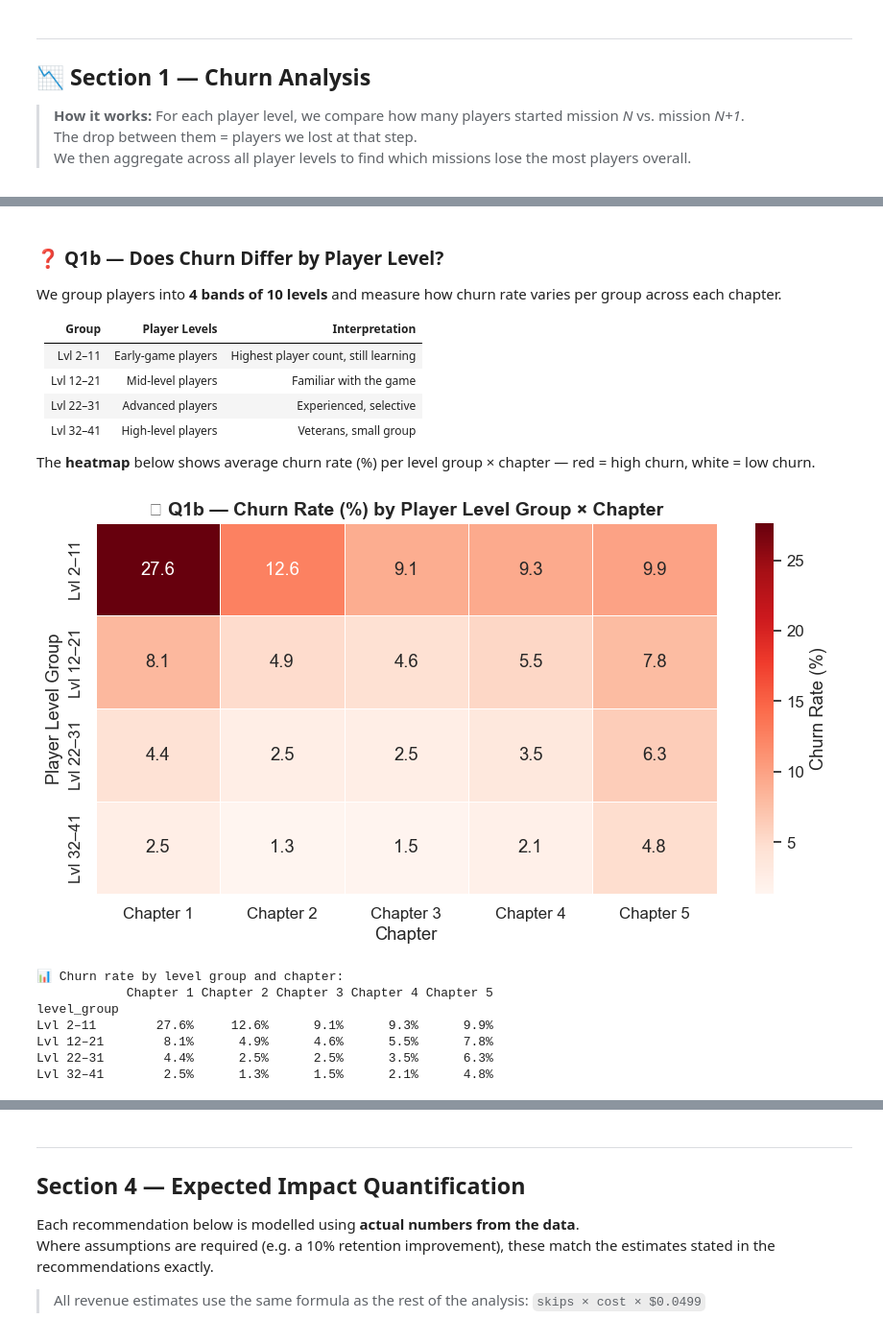
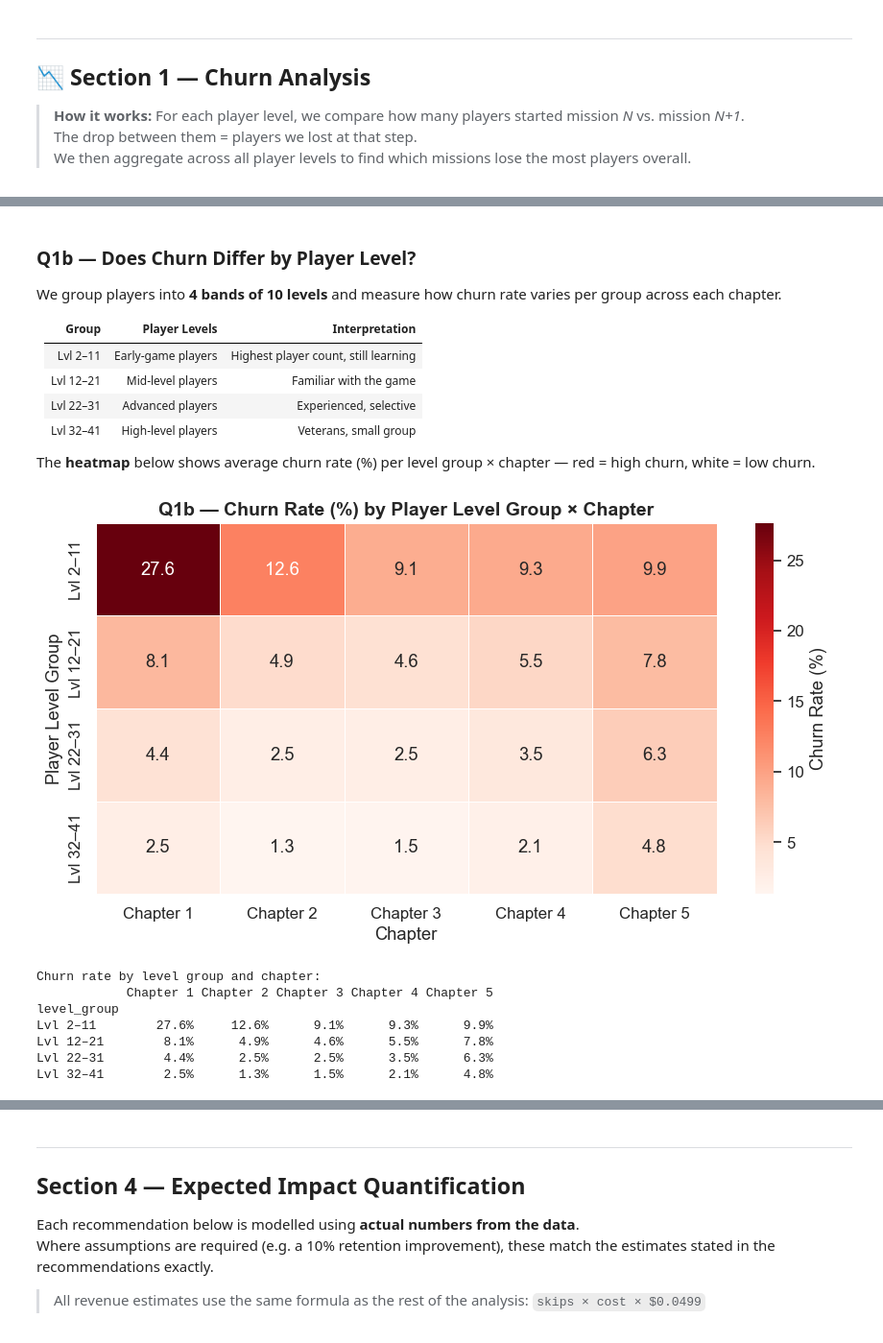
Before and after one commit to stefhooy/GameLoft-Sofia, a Jupyter notebook: Part_2_EDA/Game Event Analysis.ipynb, the cells around one changed output, grey strips where cells are left out. Shown at 96% size. Drawn from its saved outputs; the diff is of its cells as text; code cells hidden in the pictures.

```diff
--- a/Part_2_EDA/Game Event Analysis.ipynb
+++ b/Part_2_EDA/Game Event Analysis.ipynb
@@ -240,7 +243,7 @@ Chapter5_mission16     70.9%             30751.0
 Chapter4_mission13     24.3%             23069.0
  Chapter1_mission4     22.0%            162863.0
 # %% [markdown]
-### ❓ Q1b — Does Churn Differ by Player Level?
+### Q1b — Does Churn Differ by Player Level?
 
 We group players into **4 bands of 10 levels** and measure how churn rate varies per group across each chapter.
 
@@ -272,37 +275,37 @@ row_order = (
     churn_by_lvlgrp_chapter.drop_duplicates("level_group")
     .sort_values("lvl_grp_start")["level_group"].tolist()
 )
 heatmap_data = (
     churn_by_lvlgrp_chapter
     .pivot(index="level_group", columns="chapter_num", values="weighted_churn_rate")
     .reindex(row_order)
 )
 heatmap_data.columns = [f"Chapter {c}" for c in heatmap_data.columns]
 
 # ── Heatmap chart ─────────────────────────────────────────────────
 fig, ax = plt.subplots(figsize=(9, 5))
 sns.heatmap(
     heatmap_data * 100,
     annot=True, fmt=".1f", cmap="Reds",
     linewidths=0.5, linecolor="white",
     cbar_kws={"label": "Churn Rate (%)"},
     ax=ax
 )
 ax.set_title(
-    "❓ Q1b — Churn Rate (%) by Player Level Group × Chapter",
+    "Q1b — Churn Rate (%) by Player Level Group × Chapter",
     fontsize=14, fontweight="bold"
 )
 ax.set_xlabel("Chapter")
 ax.set_ylabel("Player Level Group")
 plt.tight_layout()
 plt.savefig("churn_heatmap_levelgroup.png", dpi=150, bbox_inches="tight")
 plt.show()
 
-print("\n📊 Churn rate by level group and chapter:")
+print("\nChurn rate by level group and chapter:")
 print(heatmap_data.apply(lambda col: col.map(lambda x: f"{x*100:.1f}%")))
 # %% [output]
-[figure, old version]
+[figure, new version]
-📊 Churn rate by level group and chapter:
+Churn rate by level group and chapter:
             Chapter 1 Chapter 2 Chapter 3 Chapter 4 Chapter 5
 level_group
 Lvl 2–11        27.6%     12.6%      9.1%      9.3%      9.9%
```
Also changed, not shown: parts of 17 cells of this notebook, 5 other files.
